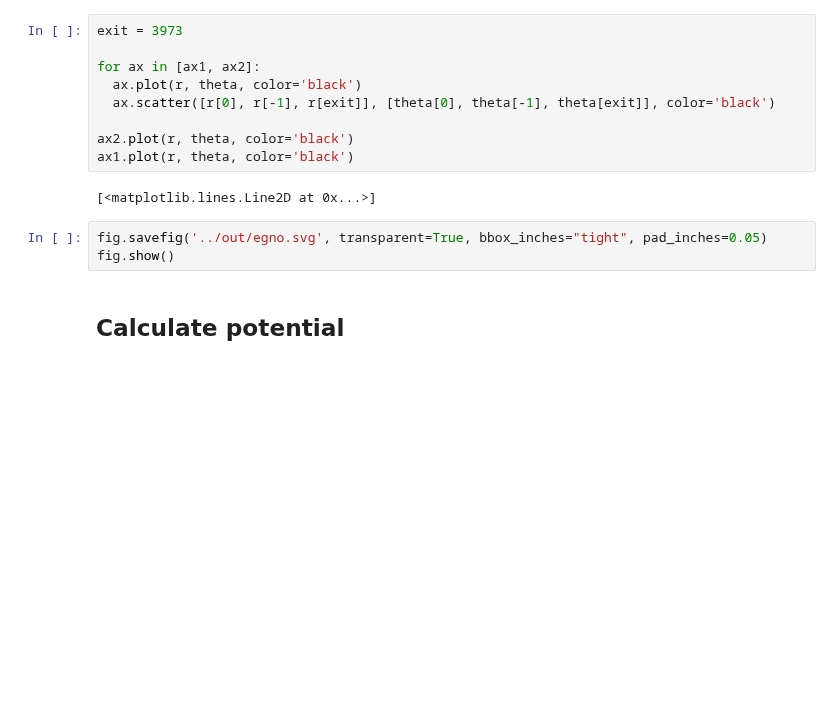
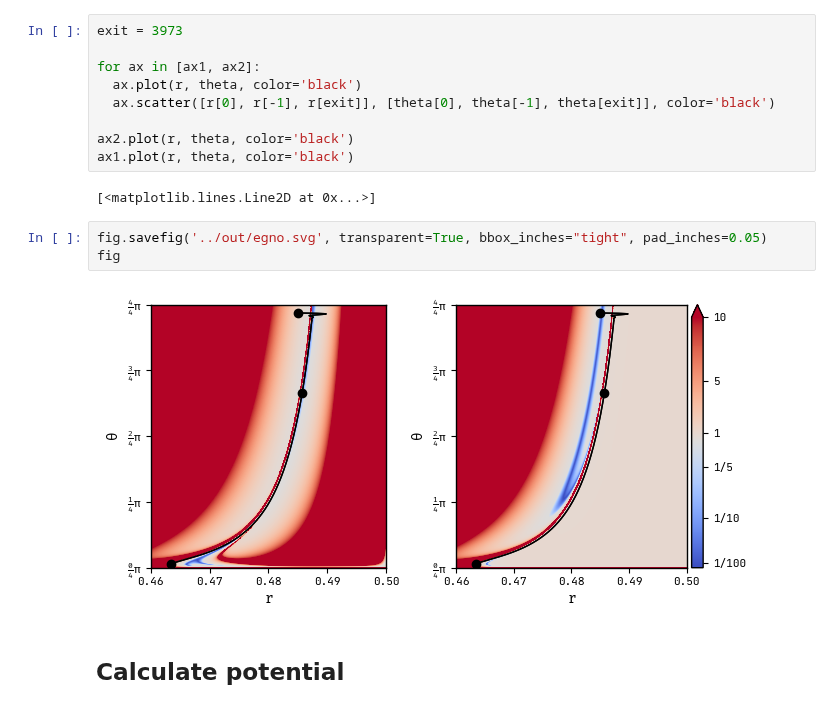
Before and after one commit to smups/inflatox, a Jupyter notebook: notebooks/egno.ipynb, the cells around one changed output. Saved outputs shown, nothing was run; the diff lists cells and outputs as text; blank space fills up the shorter version.

```diff
--- a/notebooks/egno.ipynb
+++ b/notebooks/egno.ipynb
@@ -256,7 +209,9 @@ ax1.plot(r, theta, color='black')
 [<matplotlib.lines.Line2D at 0x...>]
 # %%
 fig.savefig('../out/egno.svg', transparent=True, bbox_inches="tight", pad_inches=0.05)
-fig.show()
+fig
+# %% [output]
+[figure, added]
 # %% [markdown]
 ## Calculate potential
 # %%
```
Also changed, not shown: parts of 8 cells of this notebook, 1 other file.
